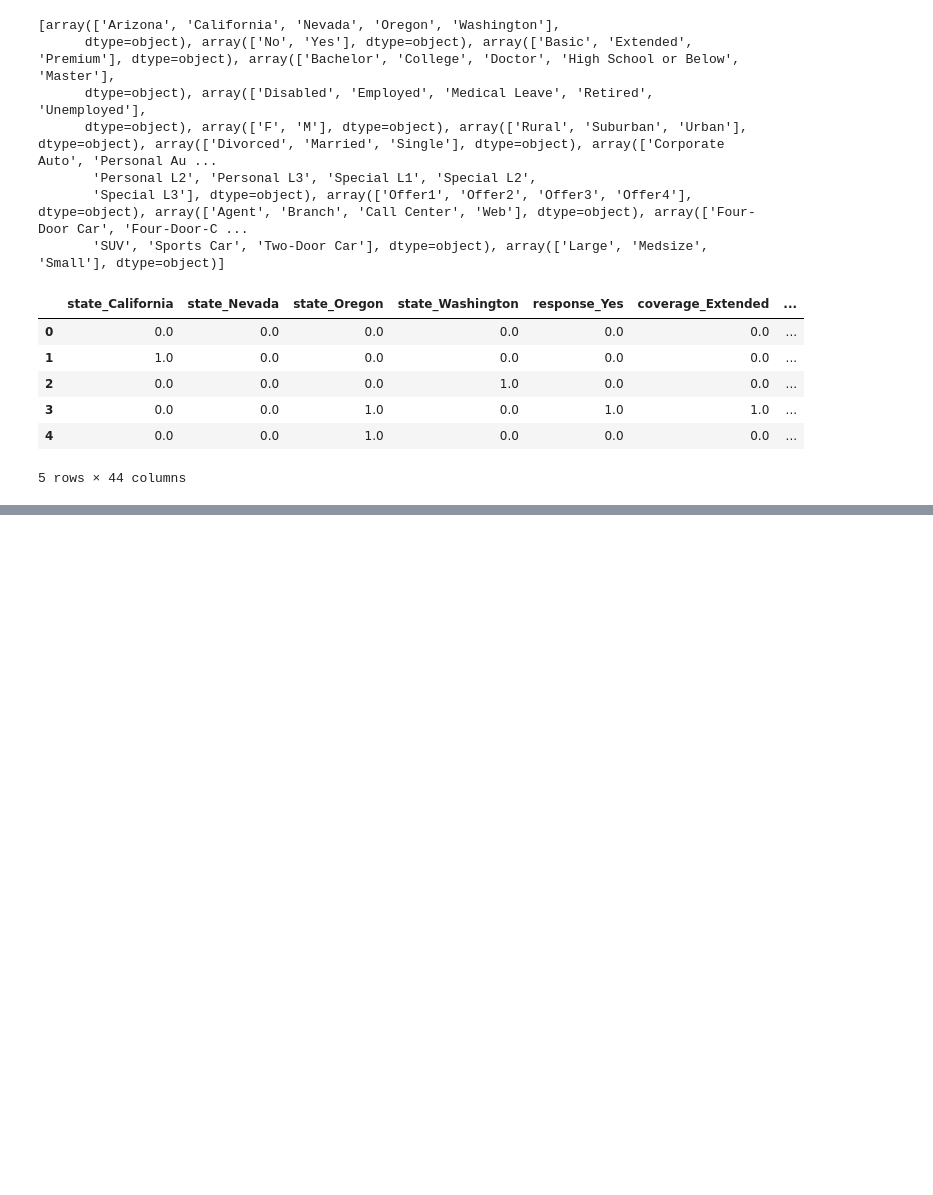
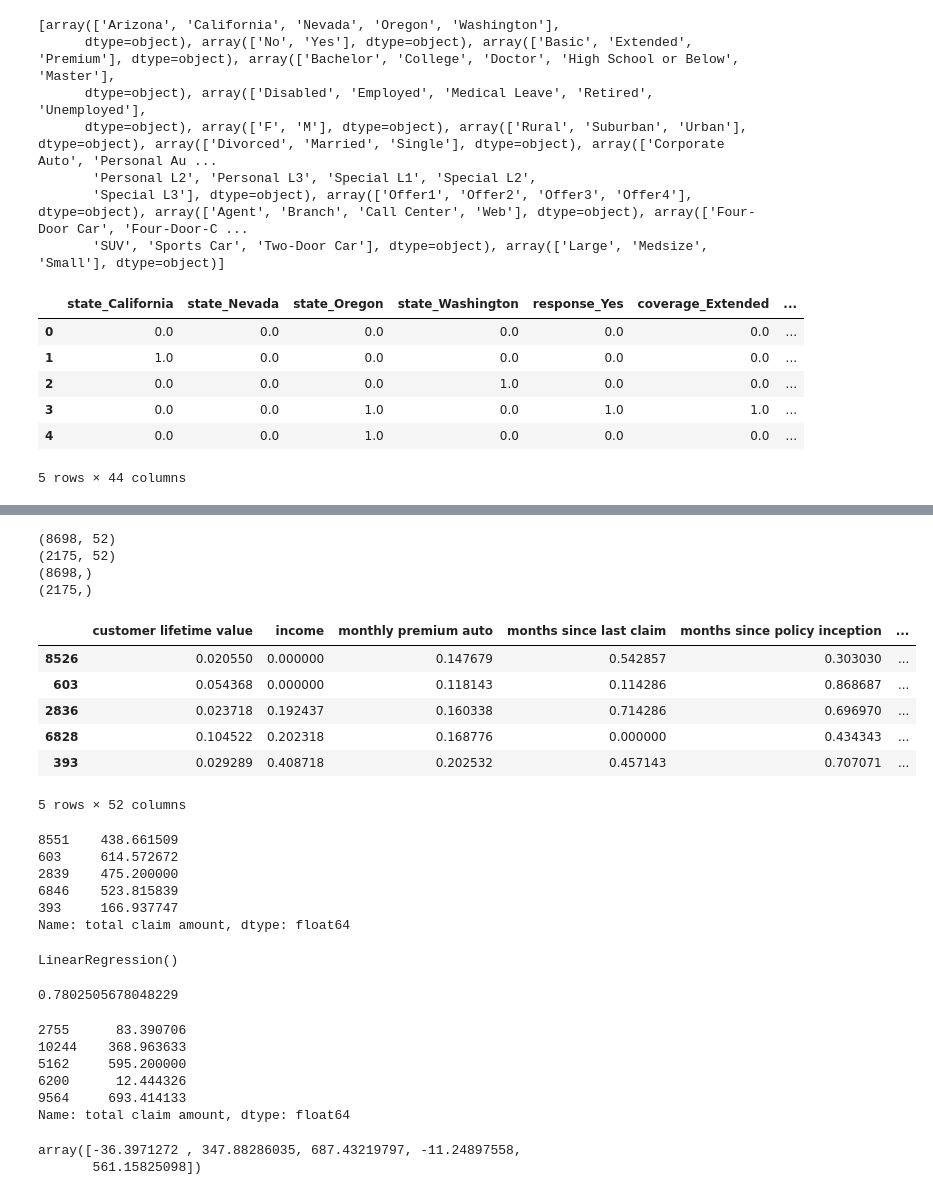
Before and after one commit to Rozayf/lab-customer-analysis-round-2, a Jupyter notebook: files_for_lab/csv_files/Lab_CA2&3&4&5&6.ipynb, the cells around one changed output, grey strips where cells are left out. Drawn from its saved outputs; the diff is of its cells as text; code cells hidden in the pictures; blank space fills up the shorter version.

```diff
--- a/files_for_lab/csv_files/Lab_CA2&3&4&5&6.ipynb
+++ b/files_for_lab/csv_files/Lab_CA2&3&4&5&6.ipynb
@@ -882,0 +905,55 @@ X_catnum
+# %%
+X_train, X_test, y_train, y_test = train_test_split(X, y, test_size=0.2, random_state=42)
+# %%
+print(X_train.shape)
+print(X_test.shape)
+print(y_train.shape)
+print(y_test.shape)
+# %% [output]
+(8698, 52)
+(2175, 52)
+(8698,)
+(2175,)
+# %%
+X_train.head()
+# %% [output]
+|  | customer lifetime value | income | monthly premium auto | months since last claim | months since policy inception | ... |
+| 8526 | 0.020550 | 0.000000 | 0.147679 | 0.542857 | 0.303030 | ... |
+| 603 | 0.054368 | 0.000000 | 0.118143 | 0.114286 | 0.868687 | ... |
+| 2836 | 0.023718 | 0.192437 | 0.160338 | 0.714286 | 0.696970 | ... |
+| 6828 | 0.104522 | 0.202318 | 0.168776 | 0.000000 | 0.434343 | ... |
+| 393 | 0.029289 | 0.408718 | 0.202532 | 0.457143 | 0.707071 | ... |
+5 rows × 52 columns
+# %%
+y_train.head()
+# %% [output]
+8551    438.661509
+603     614.572672
+2839    475.200000
+6846    523.815839
+393     166.937747
+Name: total claim amount, dtype: float64
+# %%
+lm = linear_model.LinearRegression()
+lm.fit(X_train,y_train)
+# %% [output]
+LinearRegression()
+# %%
+predictions_test = lm.predict(X_test)
+r2_score(y_test, predictions_test)
+# %% [output]
+0.7802505678048229
+# %%
+y_test[:5]
+# %% [output]
+2755      83.390706
+10244    368.963633
+5162     595.200000
+6200      12.444326
+9564     693.414133
+Name: total claim amount, dtype: float64
+# %%
+predictions_test[:5]
+# %% [output]
+array([-36.3971272 , 347.88286035, 687.43219797, -11.24897558,
+       561.15825098])
```
Also changed, not shown: parts of 13 cells of this notebook, 1 other file.
